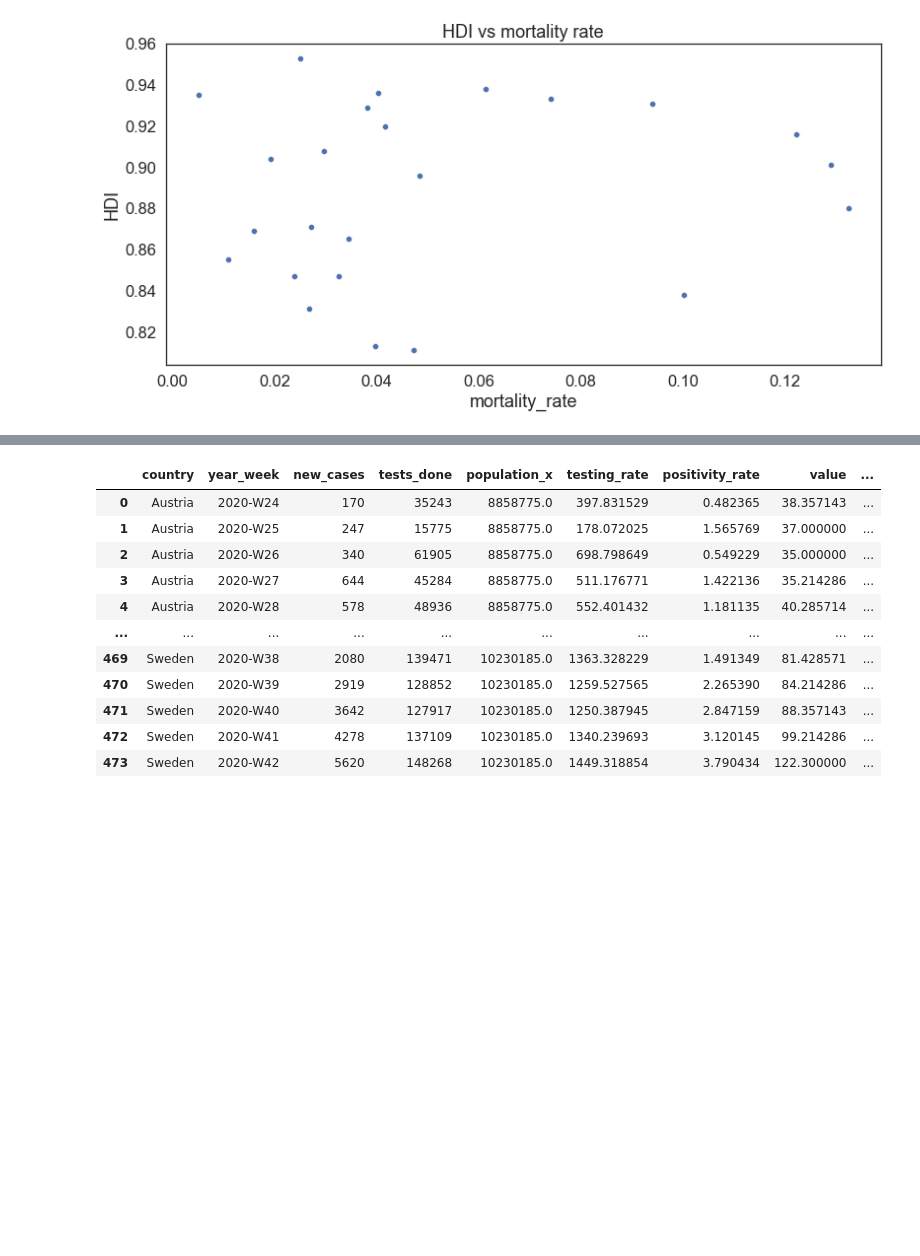
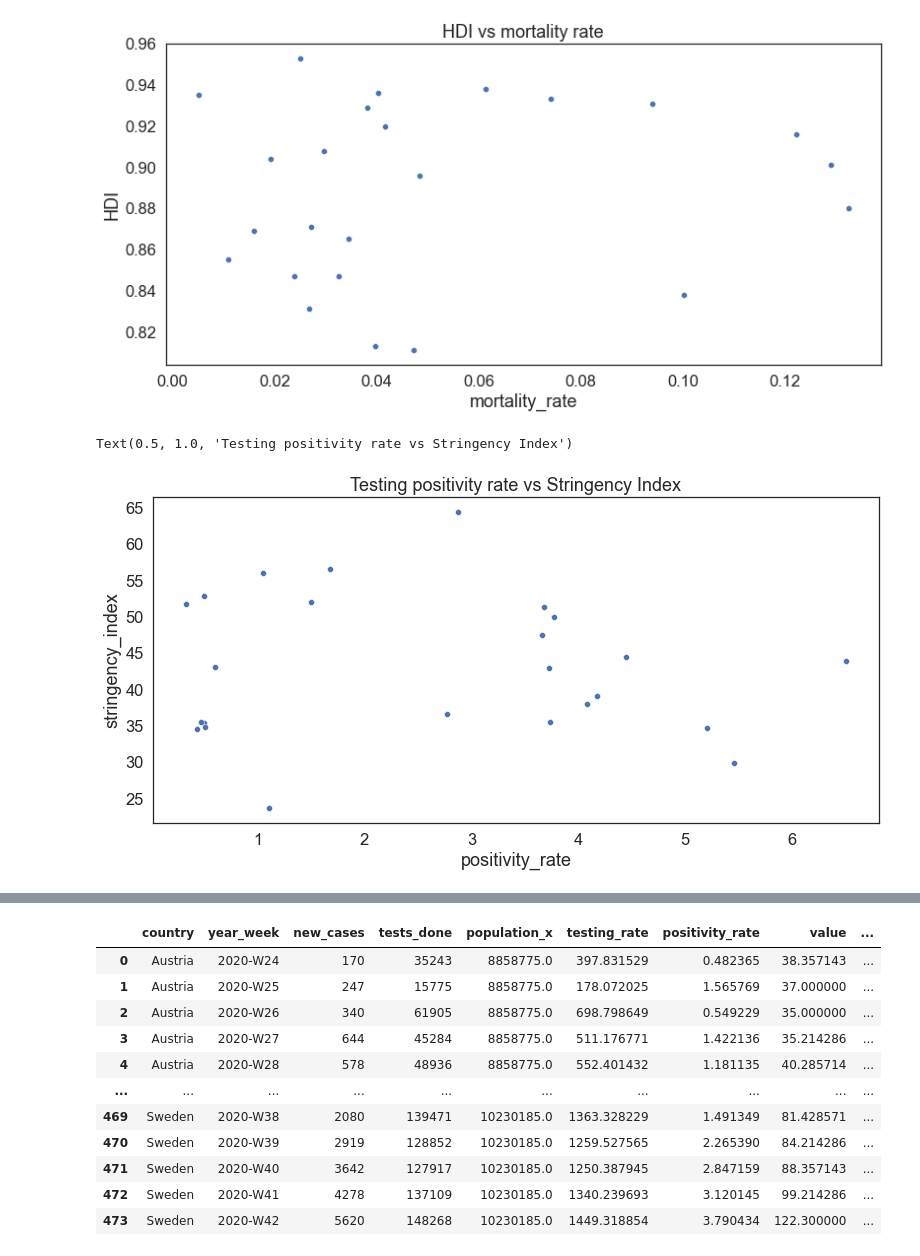
Before and after one commit to aswarth123/Hacklytics2021, a Jupyter notebook: Visualizing effect of European country response measures on COVID-19.ipynb, the cells around one changed output, grey strips where cells are left out. Saved outputs shown, nothing was run; the diff lists cells and outputs as text; code cells hidden in the pictures; blank space fills up the shorter version.

```diff
--- a/Visualizing effect of European country response measures on COVID-19.ipynb
+++ b/Visualizing effect of European country response measures on COVID-19.ipynb
@@ -158,3 +158,9 @@ ax.set_title("HDI vs mortality rate")
 # %% [output]
 Text(0.5, 1.0, 'HDI vs mortality rate')
 [figure]
+# %%
+ax = sns.scatterplot(x = 'positivity_rate', y = 'stringency_index', data = by_country)
+ax.set_title("Testing positivity rate vs Stringency Index")
+# %% [output]
+Text(0.5, 1.0, 'Testing positivity rate vs Stringency Index')
+[figure, added]
```
Also changed, not shown: parts of 2 cells of this notebook.
